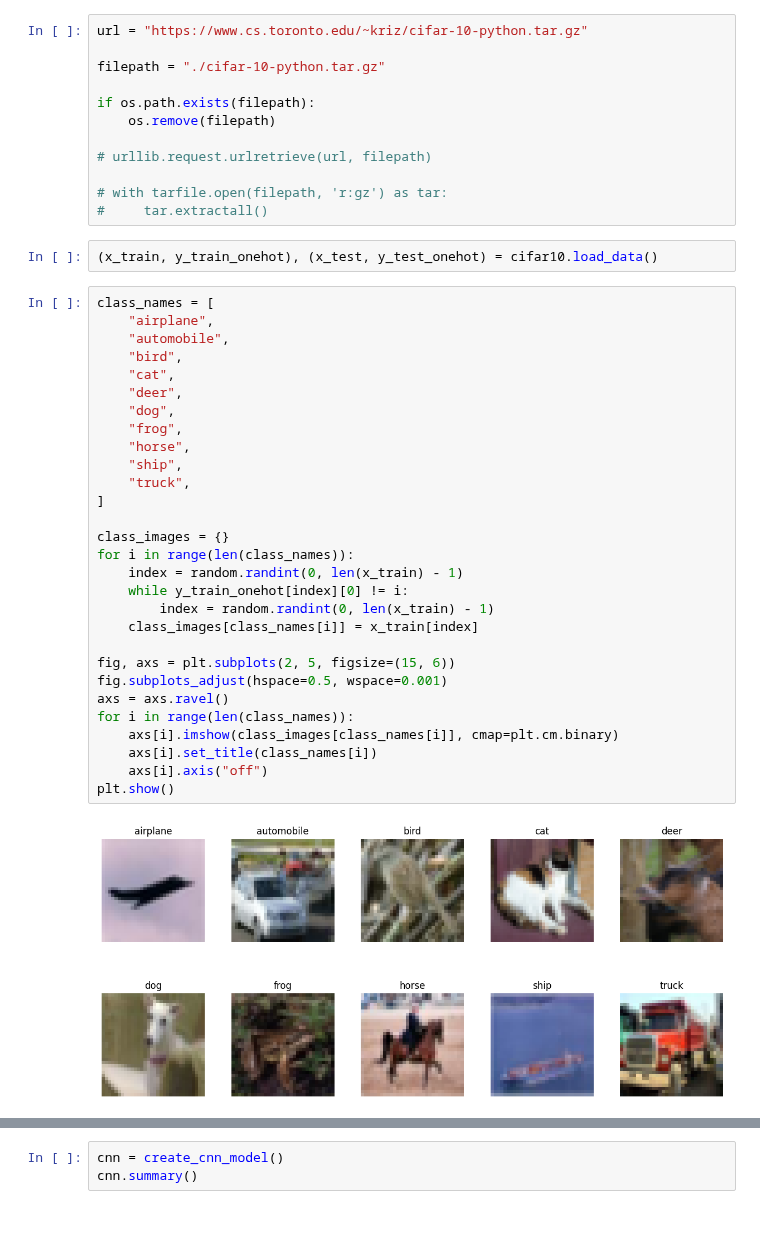
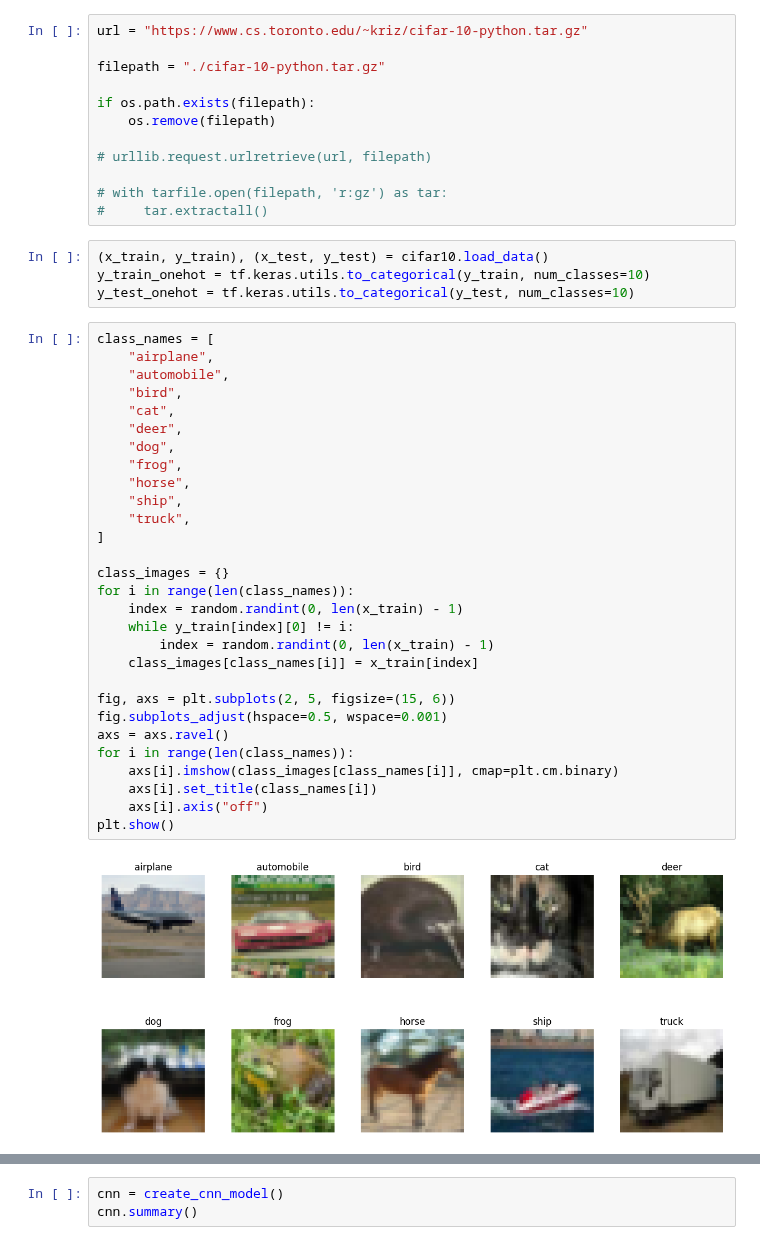
Before and after one commit to Shahriar-0/Artificial-Intelligence-Course-Projects-S2023, a Jupyter notebook: 6 - Neural Networks/phase 2/AI_CA6_P2.ipynb, the cells around one changed output, grey strips where cells are left out. Saved outputs shown, nothing was run; the diff lists cells and outputs as text.

```diff
--- a/6 - Neural Networks/phase 2/AI_CA6_P2.ipynb
+++ b/6 - Neural Networks/phase 2/AI_CA6_P2.ipynb
@@ -102,39 +102,41 @@ if os.path.exists(filepath):
 
 # with tarfile.open(filepath, 'r:gz') as tar:
 #     tar.extractall()
-# %%
-(x_train, y_train_onehot), (x_test, y_test_onehot) = cifar10.load_data()
+# %%
+(x_train, y_train), (x_test, y_test) = cifar10.load_data()
+y_train_onehot = tf.keras.utils.to_categorical(y_train, num_classes=10)
+y_test_onehot = tf.keras.utils.to_categorical(y_test, num_classes=10)
 # %%
 class_names = [
     "airplane",
     "automobile",
     "bird",
     "cat",
     "deer",
     "dog",
     "frog",
     "horse",
     "ship",
     "truck",
 ]
 
 class_images = {}
 for i in range(len(class_names)):
     index = random.randint(0, len(x_train) - 1)
-    while y_train_onehot[index][0] != i:
+    while y_train[index][0] != i:
         index = random.randint(0, len(x_train) - 1)
     class_images[class_names[i]] = x_train[index]
 
 fig, axs = plt.subplots(2, 5, figsize=(15, 6))
 fig.subplots_adjust(hspace=0.5, wspace=0.001)
 axs = axs.ravel()
 for i in range(len(class_names)):
     axs[i].imshow(class_images[class_names[i]], cmap=plt.cm.binary)
     axs[i].set_title(class_names[i])
     axs[i].axis("off")
 plt.show()
 # %% [output]
-[figure, old version]
+[figure, new version]
 # %%
 train_counts = [0 for _ in range(len(class_names))]
 test_counts = [0 for _ in range(len(class_names))]
```
Also changed, not shown: parts of 10 cells of this notebook.
